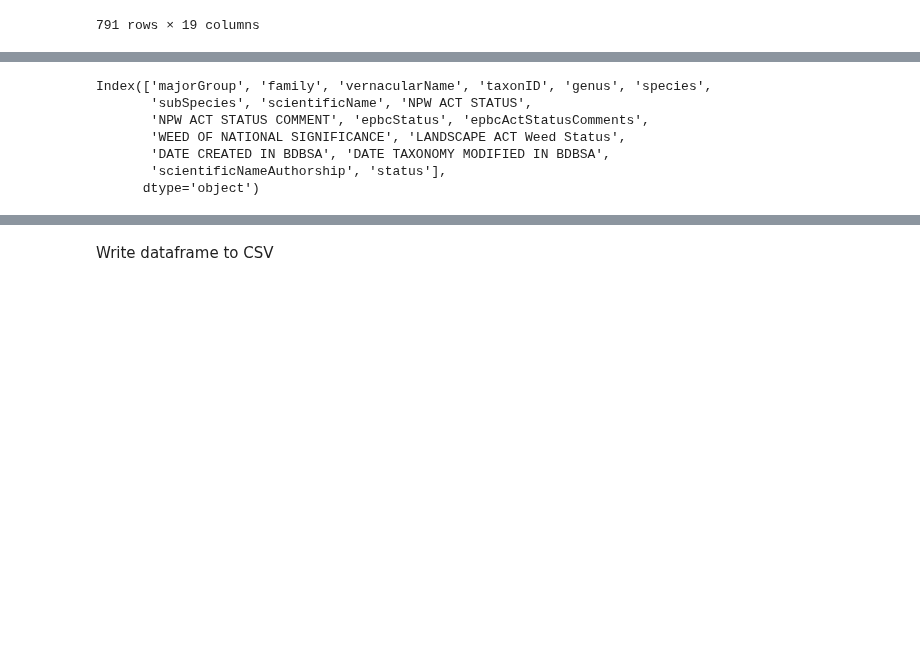
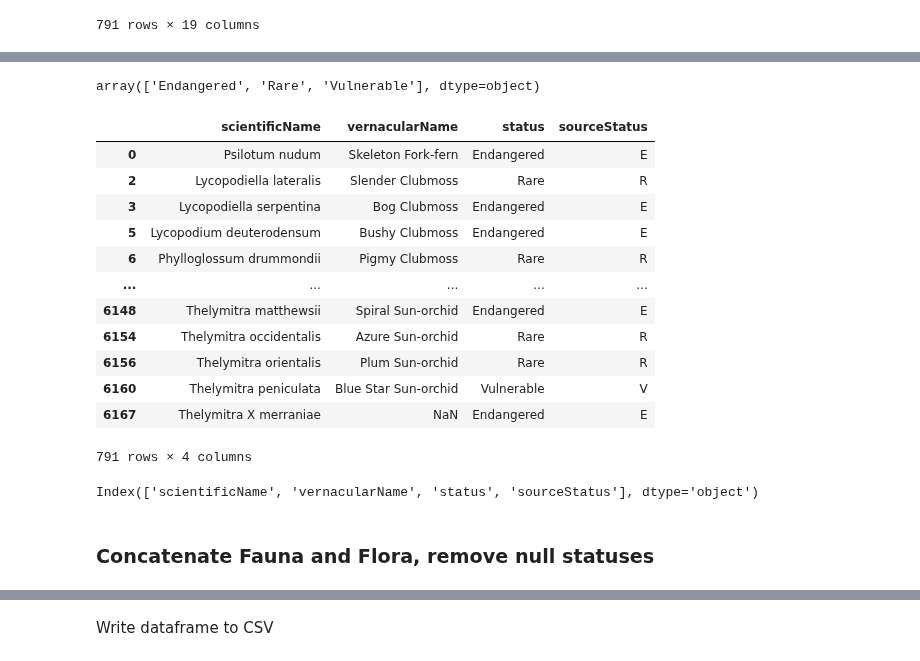
Before and after one commit to AtlasOfLivingAustralia/authoritative-lists, a Jupyter notebook: source-code/py-notebook/SA-conservation-sensitive.ipynb, the cells around one changed output, grey strips where cells are left out. Saved outputs shown, nothing was run; the diff lists cells and outputs as text; code cells hidden in the pictures; blank space fills up the shorter version.

```diff
--- a/source-code/py-notebook/SA-conservation-sensitive.ipynb
+++ b/source-code/py-notebook/SA-conservation-sensitive.ipynb
@@ -263,23 +240,0 @@ See the caveats in the documentation: https://pandas.pydata.org/pandas-docs/stab
-# %%
-flora = flora.rename(columns=
-{
-    'MAJOR GROUP':'majorGroup',
-    'FAMILYNAME':'family',
-    'COMMON NAME':'vernacularName',
-    'NSXCODE':'taxonID',
-    'GENUS':'genus',
-    'SP':'species',
-    'SUBSPECIES':'subSpecies',
-    'SCIENTIFIC NAME':'scientificName',
-    'NPWSA ACT STATUS':'sourceStatus',
-    'NPWSA ACT STATUS COMMENT':'npwActStatusComments',
-    'EPBC ACT STATUS':'epbcStatus',
-    'EPBC ACT STATUS COMMENT':'epbcActStatusComments',
-    'Weed of National Significance':'weedOfNationalSignificance',
-    'NRM ACT Weed Status':'nrmActWeedStatus',
-    'CREATIONDATE':'bdbsaCreatedDate',
-    'MODIFIEDDATE':'bdbsaModifiedDate',
-    'SPECIES with AUTHOR':'scientificNameAuthorship'
-})
-flora.drop(['TEMPORARY TAXONOMIC SORT ORDER','INTRODUCED'],axis=1,inplace=True)
-flora
@@ -300,11 +241,33 @@ flora
+# %%
+flora['status'].unique()
+# %% [output]
+array(['Endangered', 'Rare', 'Vulnerable'], dtype=object)
+# %%
+flora = flora.rename(columns=
+{   'COMMON NAME':'vernacularName',
+    'SCIENTIFIC NAME':'scientificName',
+    'NPW ACT STATUS':'sourceStatus'
+})
+flora = flora.loc[:, ['scientificName', 'vernacularName', 'status', 'sourceStatus']]
+flora
+# %% [output]
+|  | scientificName | vernacularName | status | sourceStatus |
+| 0 | Psilotum nudum | Skeleton Fork-fern | Endangered | E |
+| 2 | Lycopodiella lateralis | Slender Clubmoss | Rare | R |
+| 3 | Lycopodiella serpentina | Bog Clubmoss | Endangered | E |
+| 5 | Lycopodium deuterodensum | Bushy Clubmoss | Endangered | E |
+| 6 | Phylloglossum drummondii | Pigmy Clubmoss | Rare | R |
+| ... | ... | ... | ... | ... |
+| 6148 | Thelymitra matthewsii | Spiral Sun-orchid | Endangered | E |
+| 6154 | Thelymitra occidentalis | Azure Sun-orchid | Rare | R |
+| 6156 | Thelymitra orientalis | Plum Sun-orchid | Rare | R |
+| 6160 | Thelymitra peniculata | Blue Star Sun-orchid | Vulnerable | V |
+| 6167 | Thelymitra X merraniae | NaN | Endangered | E |
+791 rows × 4 columns
 # %%
 flora.columns
 # %% [output]
-Index(['majorGroup', 'family', 'vernacularName', 'taxonID', 'genus', 'species',
-       'subSpecies', 'scientificName', 'NPW ACT STATUS',
-       'NPW ACT STATUS COMMENT', 'epbcStatus', 'epbcActStatusComments',
-       'WEED OF NATIONAL SIGNIFICANCE', 'LANDSCAPE ACT Weed Status',
-       'DATE CREATED IN BDBSA', 'DATE TAXONOMY MODIFIED IN BDBSA',
-       'scientificNameAuthorship', 'status'],
-      dtype='object')
+Index(['scientificName', 'vernacularName', 'status', 'sourceStatus'], dtype='object')
+# %% [markdown]
+### Concatenate Fauna and Flora, remove null statuses
 # %%
```
Also changed, not shown: parts of 23 cells of this notebook, 16 other files.
